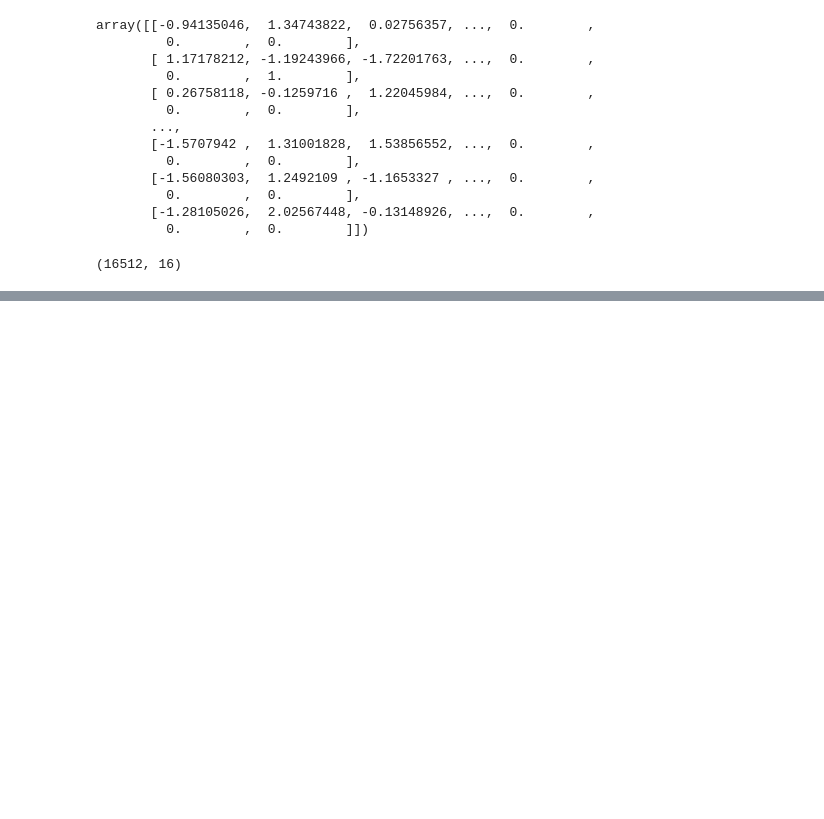
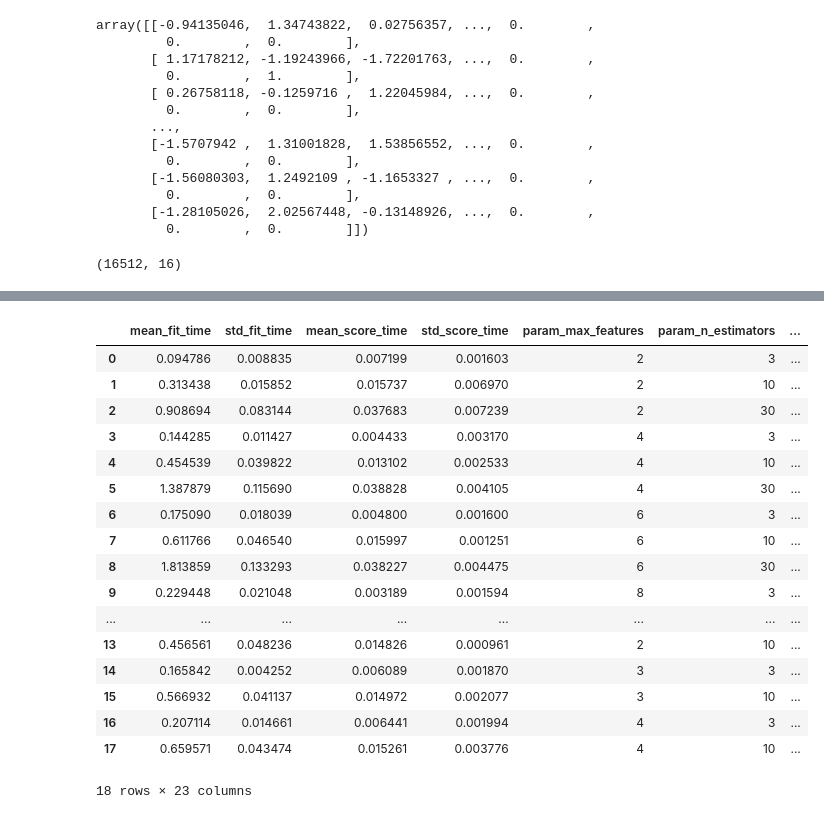
Before and after one commit to insu97/HandsOnML, a Jupyter notebook: chapter2.머신러닝 프로젝트 처음부터 끝까지.ipynb, the cells around one changed output, grey strips where cells are left out. Cells and saved outputs as stored; diff of their text form; code cells hidden in the pictures; blank space fills up the shorter version.

```diff
--- a/chapter2.머신러닝 프로젝트 처음부터 끝까지.ipynb
+++ b/chapter2.머신러닝 프로젝트 처음부터 끝까지.ipynb
@@ -950,0 +1010,5 @@ housing_prepared.shape
+# %%
+from sklearn.tree import DecisionTreeRegressor
+
+tree_reg = DecisionTreeRegressor(random_state=42)
+tree_reg.fit(housing_prepared, housing_labels)
@@ -950,0 +1056,5 @@ housing_prepared.shape
+# %%
+from sklearn.ensemble import RandomForestRegressor
+
+forest_reg = RandomForestRegressor(n_estimators=10, random_state=42)
+forest_reg.fit(housing_prepared, housing_labels)
@@ -950,0 +1096,9 @@ housing_prepared.shape
+# %%
+from sklearn.svm import SVR
+
+svm_reg = SVR(kernel="linear")
+svm_reg.fit(housing_prepared, housing_labels)
+housing_predictions = svm_reg.predict(housing_prepared)
+svm_mse = mean_squared_error(housing_labels, housing_predictions)
+svm_rmse = np.sqrt(svm_mse)
+svm_rmse
@@ -950,0 +1111,15 @@ housing_prepared.shape
+# %%
+from sklearn.model_selection import GridSearchCV
+
+param_grid = [
+    # 하이퍼파라미터 12(=3×4)개의 조합을 시도합니다.
+    {'n_estimators': [3, 10, 30], 'max_features': [2, 4, 6, 8]},
+    # bootstrap은 False로 하고 6(=2×3)개의 조합을 시도합니다.
+    {'bootstrap': [False], 'n_estimators': [3, 10], 'max_features': [2, 3, 4]},
+  ]
+
+forest_reg = RandomForestRegressor(random_state=42)
+# 다섯 폴드에서 훈련하면 총 (12+6)*5=90번의 훈련이 일어납니다.
+grid_search = GridSearchCV(forest_reg, param_grid, cv=5, scoring='neg_mean_squared_error',
+                           return_train_score=True, n_jobs=-1)
+grid_search.fit(housing_prepared, housing_labels)
@@ -950,0 +1164,21 @@ housing_prepared.shape
+# %%
+pd.DataFrame(grid_search.cv_results_)
+# %% [output]
+|  | mean_fit_time | std_fit_time | mean_score_time | std_score_time | param_max_features | param_n_estimators | ... |
+| 0 | 0.094786 | 0.008835 | 0.007199 | 0.001603 | 2 | 3 | ... |
+| 1 | 0.313438 | 0.015852 | 0.015737 | 0.006970 | 2 | 10 | ... |
+| 2 | 0.908694 | 0.083144 | 0.037683 | 0.007239 | 2 | 30 | ... |
+| 3 | 0.144285 | 0.011427 | 0.004433 | 0.003170 | 4 | 3 | ... |
+| 4 | 0.454539 | 0.039822 | 0.013102 | 0.002533 | 4 | 10 | ... |
+| 5 | 1.387879 | 0.115690 | 0.038828 | 0.004105 | 4 | 30 | ... |
+| 6 | 0.175090 | 0.018039 | 0.004800 | 0.001600 | 6 | 3 | ... |
+| 7 | 0.611766 | 0.046540 | 0.015997 | 0.001251 | 6 | 10 | ... |
+| 8 | 1.813859 | 0.133293 | 0.038227 | 0.004475 | 6 | 30 | ... |
+| 9 | 0.229448 | 0.021048 | 0.003189 | 0.001594 | 8 | 3 | ... |
+| ... | ... | ... | ... | ... | ... | ... | ... |
+| 13 | 0.456561 | 0.048236 | 0.014826 | 0.000961 | 2 | 10 | ... |
+| 14 | 0.165842 | 0.004252 | 0.006089 | 0.001870 | 3 | 3 | ... |
+| 15 | 0.566932 | 0.041137 | 0.014972 | 0.002077 | 3 | 10 | ... |
+| 16 | 0.207114 | 0.014661 | 0.006441 | 0.001994 | 4 | 3 | ... |
+| 17 | 0.659571 | 0.043474 | 0.015261 | 0.003776 | 4 | 10 | ... |
+18 rows × 23 columns
```
Also changed, not shown: parts of 45 cells of this notebook, 1 other file.
